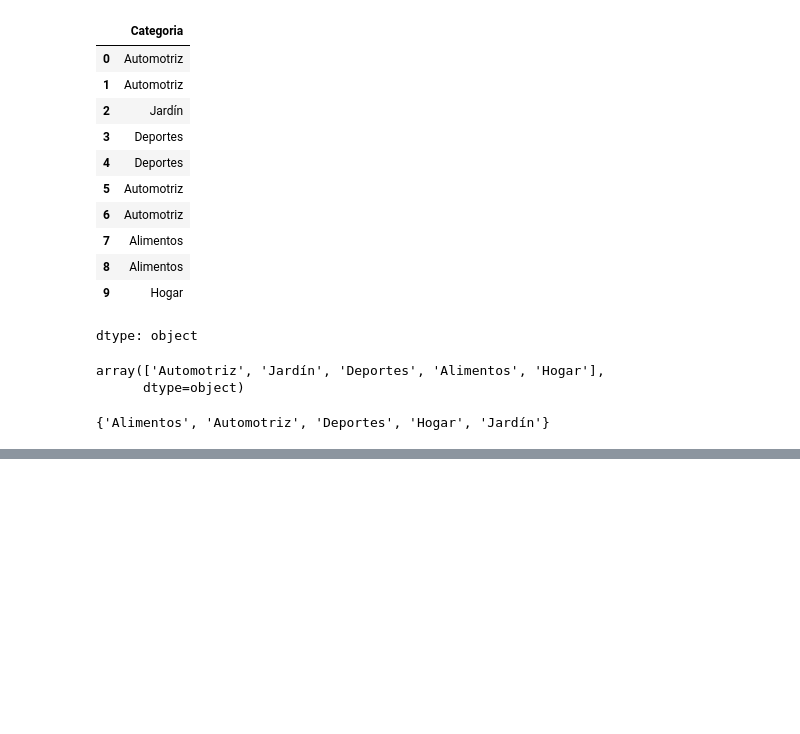
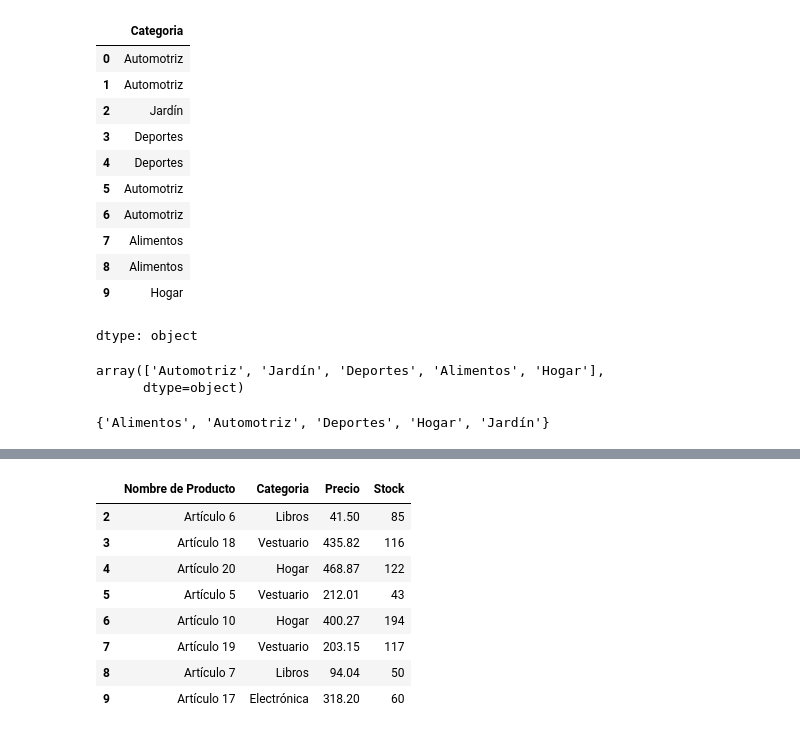
Before and after one commit to Rafael-Diaz-O/Python_pratica, a Jupyter notebook: Untitled3.ipynb, the cells around one changed output, grey strips where cells are left out. Saved outputs shown, nothing was run; the diff lists cells and outputs as text; code cells hidden in the pictures; blank space fills up the shorter version.

```diff
--- a/Untitled3.ipynb
+++ b/Untitled3.ipynb
@@ -1365,0 +1446,12 @@ set(df_inventario["Categoria"]) #De la columna sacamos los datos y creamos un di
+# %%
+df_inventario[2:] #Empezamos en 2  hasta acabar
+# %% [output]
+|  | Nombre de Producto | Categoria | Precio | Stock |
+| 2 | Artículo 6 | Libros | 41.50 | 85 |
+| 3 | Artículo 18 | Vestuario | 435.82 | 116 |
+| 4 | Artículo 20 | Hogar | 468.87 | 122 |
+| 5 | Artículo 5 | Vestuario | 212.01 | 43 |
+| 6 | Artículo 10 | Hogar | 400.27 | 194 |
+| 7 | Artículo 19 | Vestuario | 203.15 | 117 |
+| 8 | Artículo 7 | Libros | 94.04 | 50 |
+| 9 | Artículo 17 | Electrónica | 318.20 | 60 |
```
Also changed, not shown: parts of 18 cells of this notebook.
